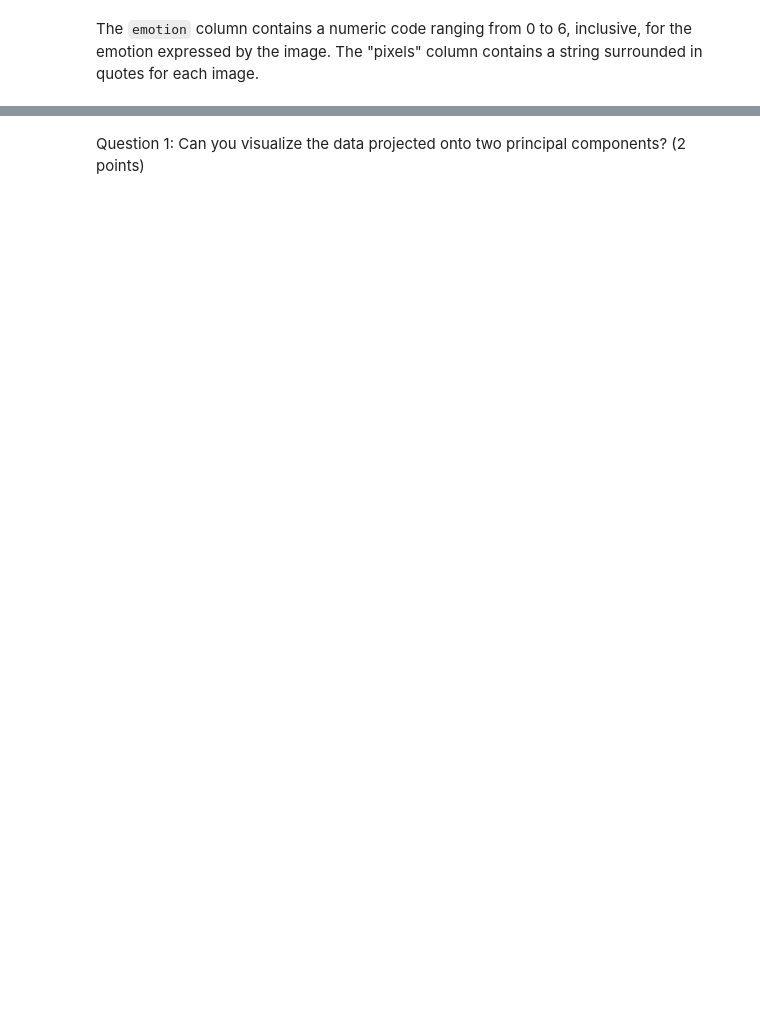
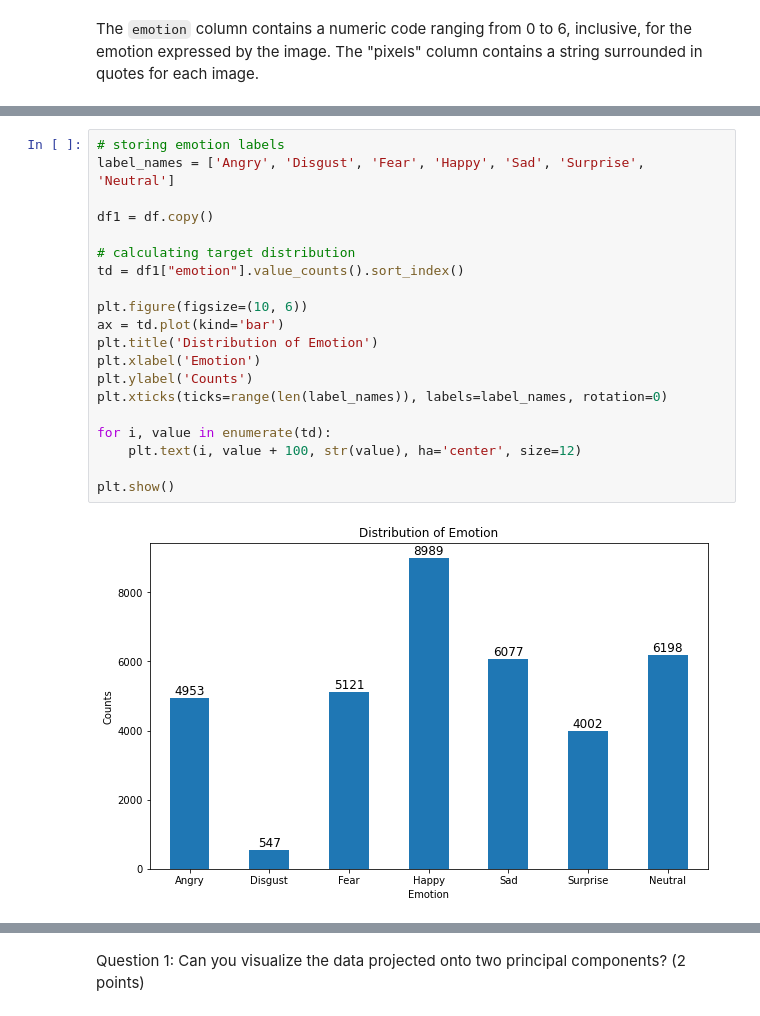
Before and after one commit to taindp98/Fundamental-ML, a Jupyter notebook: notebooks/EDA.ipynb, the cells around one changed output, grey strips where cells are left out. Cells and saved outputs as stored; diff of their text form; blank space fills up the shorter version.

```diff
--- a/notebooks/EDA.ipynb
+++ b/notebooks/EDA.ipynb
@@ -69,0 +250,22 @@ Principal Component Analysis (PCA) is a popular technique for dimensionality red
+# %%
+# storing emotion labels
+label_names = ['Angry', 'Disgust', 'Fear', 'Happy', 'Sad', 'Surprise', 'Neutral']
+
+df1 = df.copy()
+
+# calculating target distribution
+td = df1["emotion"].value_counts().sort_index()
+
+plt.figure(figsize=(10, 6))
+ax = td.plot(kind='bar')
+plt.title('Distribution of Emotion')
+plt.xlabel('Emotion')
+plt.ylabel('Counts')
+plt.xticks(ticks=range(len(label_names)), labels=label_names, rotation=0)
+
+for i, value in enumerate(td):
+    plt.text(i, value + 100, str(value), ha='center', size=12)
+
+plt.show()
+# %% [output]
+[figure, added]
```
Also changed, not shown: parts of 62 cells of this notebook, 2 other files.
